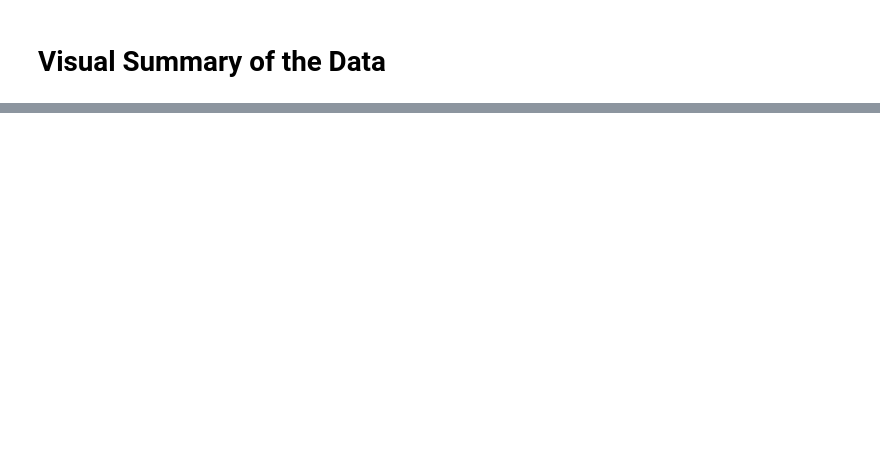
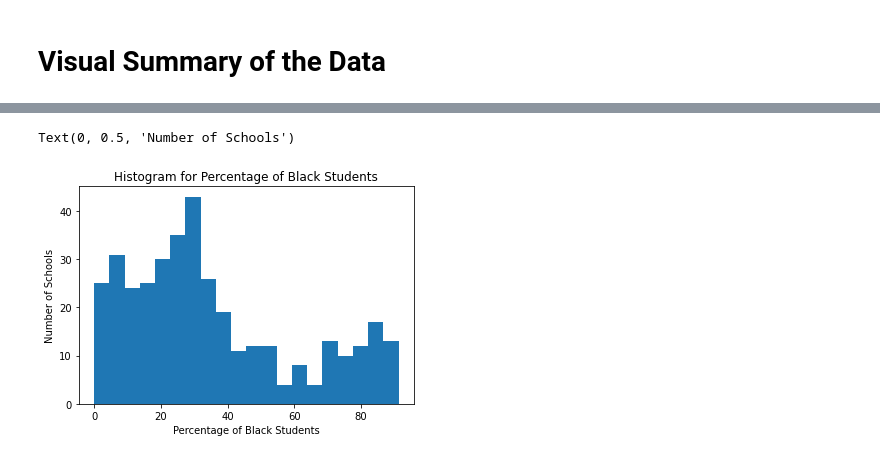
Before and after one commit to anusha-arif/project-1, a Jupyter notebook: Arif_Anusha_Project1.ipynb, the cells around one changed output, grey strips where cells are left out. Saved outputs shown, nothing was run; the diff lists cells and outputs as text; code cells hidden in the pictures; blank space fills up the shorter version.

```diff
--- a/Arif_Anusha_Project1.ipynb
+++ b/Arif_Anusha_Project1.ipynb
@@ -207,0 +134,8 @@ plt.hist(nyc_hs_new["AsianPercent_numeric"])
+# %%
+plt.hist(nyc_hs_new["BlackPercent_numeric"], bins = 20)
+plt.title("Histogram for Percentage of Black Students")
+plt.xlabel("Percentage of Black Students")
+plt.ylabel("Number of Schools")
+# %% [output]
+Text(0, 0.5, 'Number of Schools')
+[figure, added]
```
Also changed, not shown: parts of 32 cells of this notebook.
